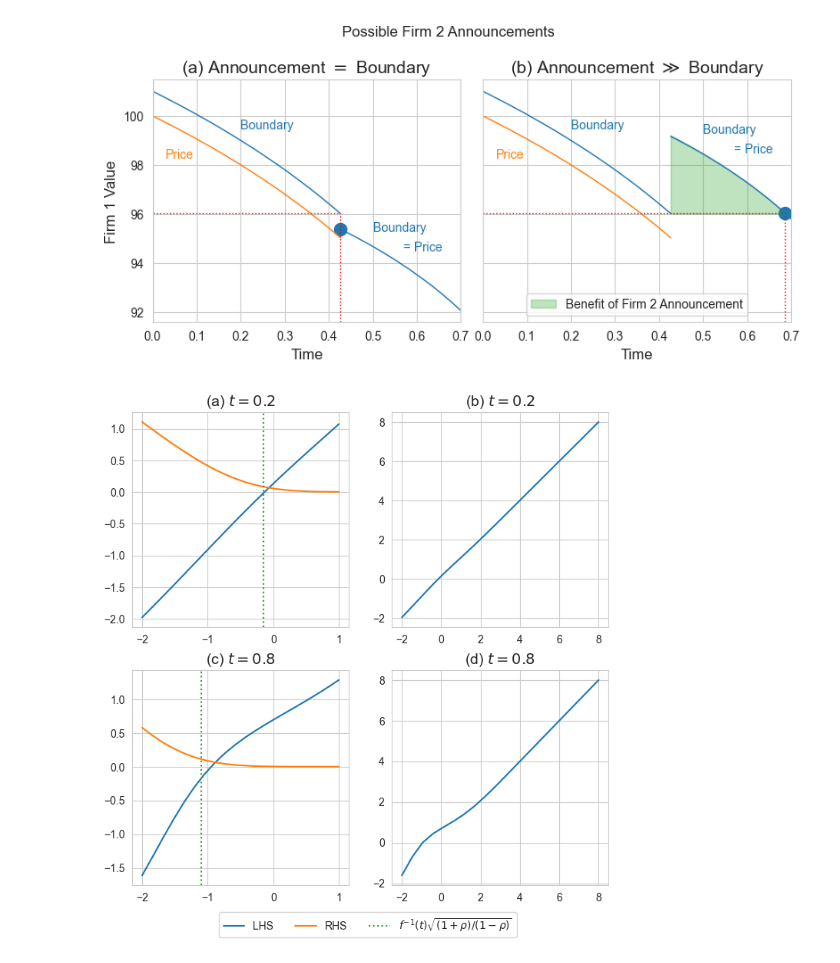
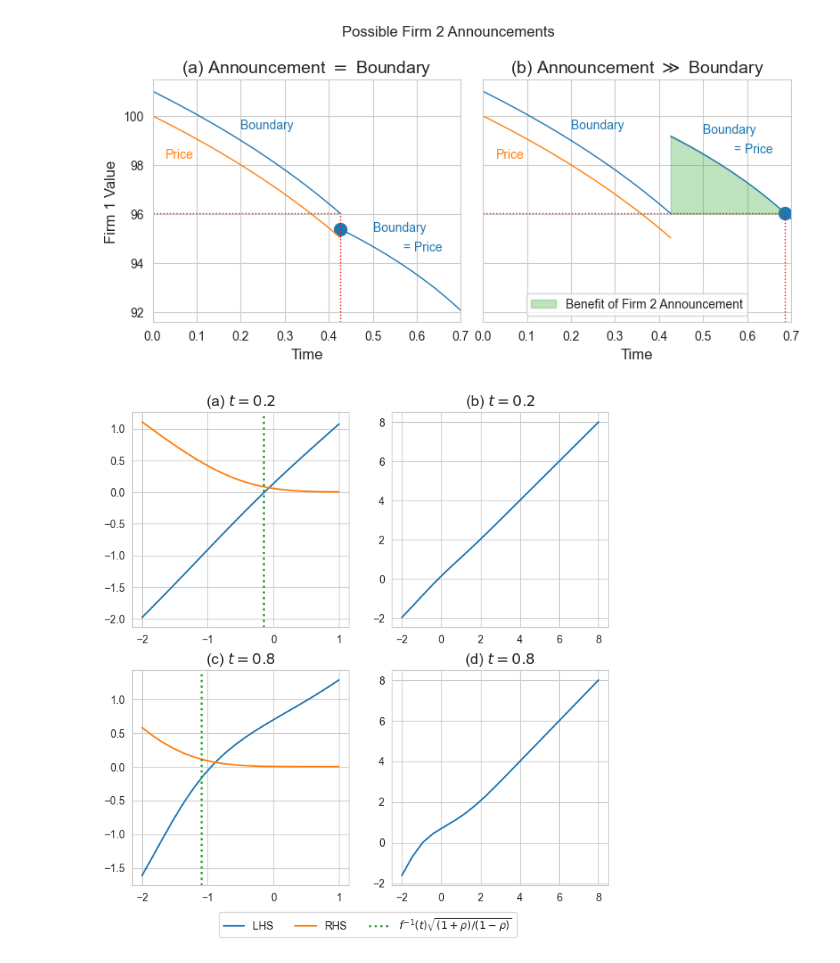
Before and after one commit to kerryback/announcements, a Jupyter notebook: Code/figures_model3.ipynb, the cells around one changed output. Drawn from its saved outputs; the diff is of its cells as text; code cells hidden in the pictures.

```diff
--- a/Code/figures_model3.ipynb
+++ b/Code/figures_model3.ipynb
@@ -386,7 +388,8 @@ ax1.vlines(
     y0,
     y1,
     color=colors[2],
-    ls=":"
+    ls=":",
+    lw=linewidth+1
 )
 ax1.set_ylim((y0, y1))
 
@@ -412,33 +415,34 @@ ax3.plot(
     [x[1] for x in fpoint],
     c=colors[1],
     label="RHS"
 )
 y0, y1 = ax3.get_ylim()
 ax3.vlines(
     finv(t)*np.sqrt((1+rho)/(1-rho)),
     y0,
     y1,
     color=colors[2],
     label=r"$f^{-1}(t)\sqrt{(1+\rho)/(1-\rho)}$",
-    ls=":"
+    ls=":",
+    lw=linewidth+1
 )
 ax3.set_ylim((y0, y1))
 
 grid = np.linspace(-2, 8, npoints)
 fpoint = [Eq42(b, t, rho) for b in grid]
 ax4.plot(
     grid,
     [x[0] for x in fpoint],
     c=colors[0],
     label="LHS"
 )
 
 ax1.set_title(r"(a) $t=0.2$")
 ax2.set_title(r"(b) $t=0.2$")
 ax3.set_title(r"(c) $t=0.8$")
 ax4.set_title(r"(d) $t=0.8$")
 lgd = ax3.legend(bbox_to_anchor=(1.8, -.1), ncol=3)
-fig.savefig("../Figures/model3_fixedpoint.pdf", bbox_extra_artists=(lgd,), bbox_inches='tight')
+fig.savefig(f"{FigureDir}/model3_fixedpoint.pdf", bbox_extra_artists=(lgd,), bbox_inches='tight')
 plt.show()
 # %% [output]
-[figure, old version]
+[figure, new version]
```
Also changed, not shown: parts of 2 cells of this notebook, 7 other files.
